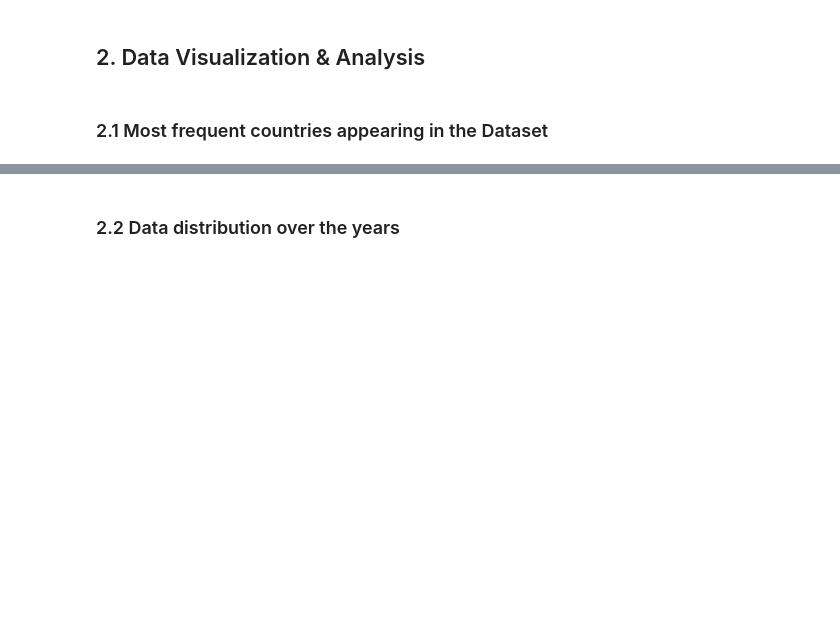
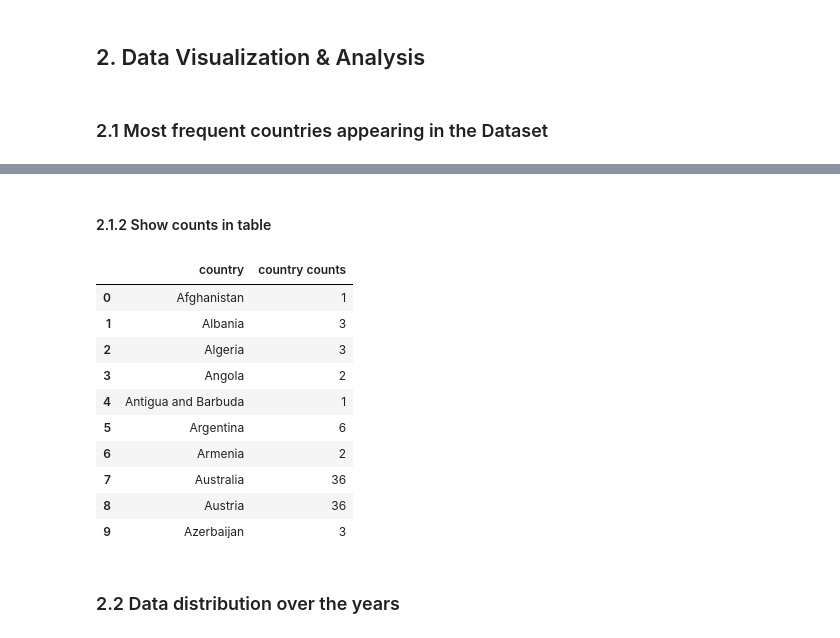
Before and after one commit to acrola/WorkShopDS, a Jupyter notebook: Project-Notebook.ipynb, the cells around one changed output, grey strips where cells are left out. Drawn from its saved outputs; the diff is of its cells as text; code cells hidden in the pictures; blank space fills up the shorter version.

```diff
--- a/Project-Notebook.ipynb
+++ b/Project-Notebook.ipynb
@@ -65,3 +61,21 @@ Name: country, dtype: int64
+# %% [markdown]
+#### 2.1.2 Show counts in table
+# %%
+overall_data_country_counts = overall_data_country_counts.groupby(['country'])[['country','country counts']].mean()
+overall_data_country_counts.reset_index(inplace=True)
+overall_data_country_counts[['country','country counts']].head(10)
+# %% [output]
+|  | country | country counts |
+| 0 | Afghanistan | 1 |
+| 1 | Albania | 3 |
+| 2 | Algeria | 3 |
+| 3 | Angola | 2 |
+| 4 | Antigua and Barbuda | 1 |
+| 5 | Argentina | 6 |
+| 6 | Armenia | 2 |
+| 7 | Australia | 36 |
+| 8 | Austria | 36 |
+| 9 | Azerbaijan | 3 |
 # %% [markdown]
 ### 2.2 Data distribution over the years
 # %%
```
Also changed, not shown: parts of 41 cells of this notebook, 2 other files.
